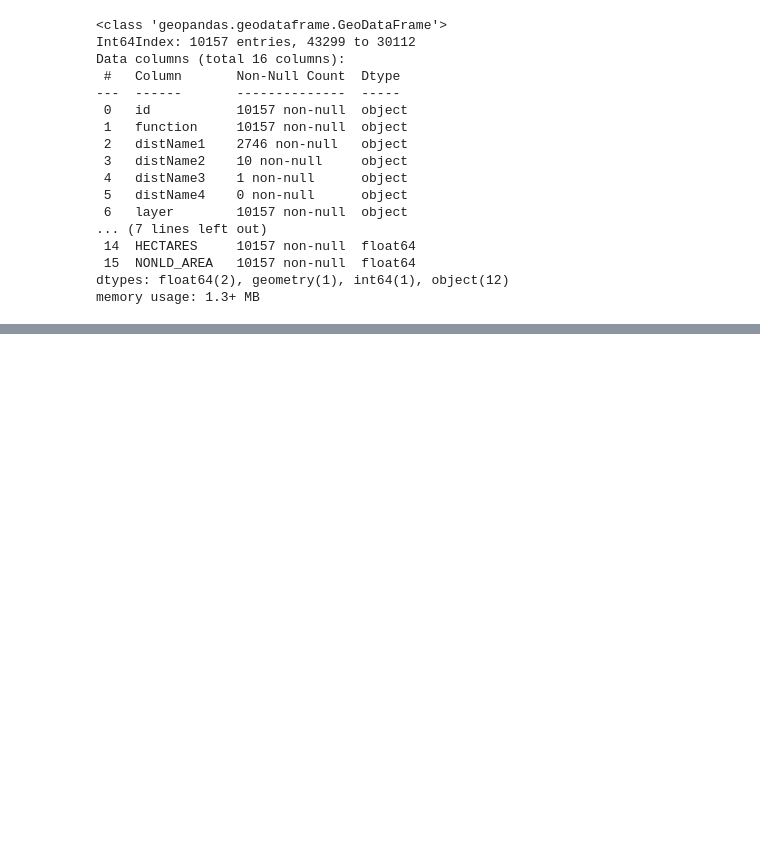
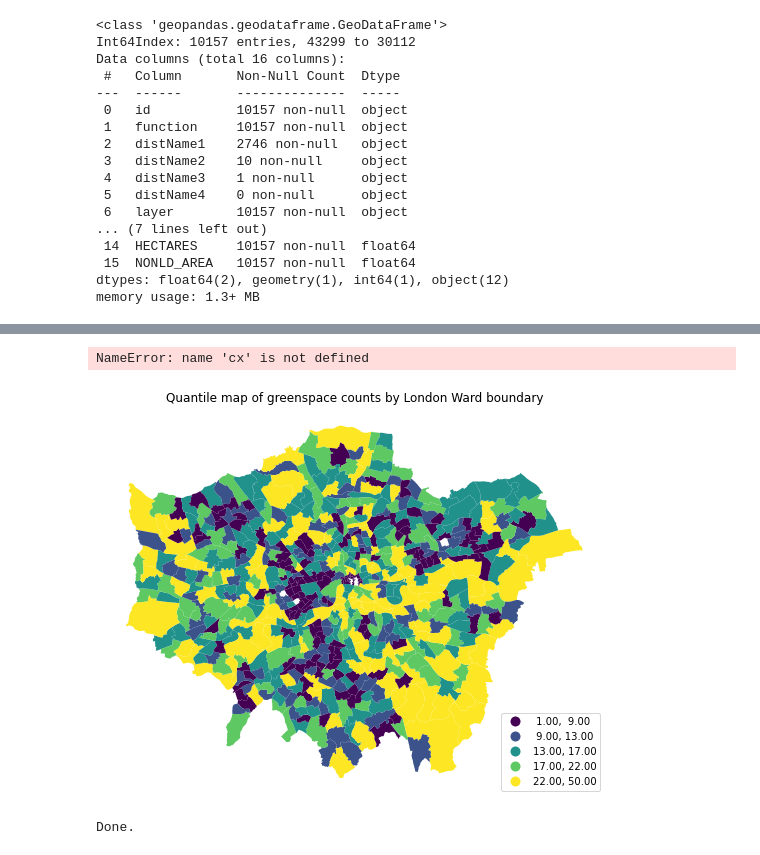
Before and after one commit to JinJiang22/fsds_GroupWork, a Jupyter notebook: greenspace.ipynb, the cells around one changed output, grey strips where cells are left out. Drawn from its saved outputs; the diff is of its cells as text; code cells hidden in the pictures; blank space fills up the shorter version.

```diff
--- a/greenspace.ipynb
+++ b/greenspace.ipynb
@@ -551,0 +574,3 @@ air_gdf[['id','restaurants']].head(5)
+# %%
+# Counting greenspace centroids by ward
+greenspace_by_ward = greenspace_in_ward.groupby("GSS_CODE").size()
@@ -551,0 +588,9 @@ air_gdf[['id','restaurants']].head(5)
+# %%
+# Assign counts into a table of its own
+# and joins it to the areas table
+greenspace_count_ward = londonward.join(
+    pd.DataFrame({"greenspace_count": greenspace_by_ward}),
+    on="GSS_CODE"
+)
+
+greenspace_count_ward.head(5)
@@ -551,0 +604,39 @@ air_gdf[['id','restaurants']].head(5)
+# %%
+# Set up figure and axis
+f, ax = plt.subplots(1, figsize=(9, 9))
+# Plot the equal interval choropleth and add a legend
+greenspace_count_ward.plot(
+    column='greenspace_count',
+    scheme='quantiles',
+    ax=ax,
+    legend=True,
+    legend_kwds={"loc": 4}
+)
+# Remove the axes
+ax.set_axis_off()
+# Set the title
+ax.set_title("Quantile map of greenspace counts by London Ward boundary")
+# Add dark basemap
+cx.add_basemap(
+    ax,
+    crs="EPSG:27700",
+    source=cx.providers.CartoDB.DarkMatterNoLabels
+)
+# Draw map
+plt.show()
+# %% [output]
+NameError: name 'cx' is not defined
+[figure, added]
+# %%
+# Saving the greenspace total count by ward data into local path
+path = os.path.join('data')
+filenm = 'greenspace.csv'
+
+if not os.path.exists(path):
+    print(f"Creating {path} under {os.getcwd('/Users/listianingrumr/Documents/CASA/FSDS/fsds_assess')}")
+    os.makedirs(path)
+
+greenspace_count_ward.to_csv(os.path.join(path,filenm), index=False)
+print("Done.")
+# %% [output]
+Done.
```
Also changed, not shown: parts of 42 cells of this notebook, 5 other files.
